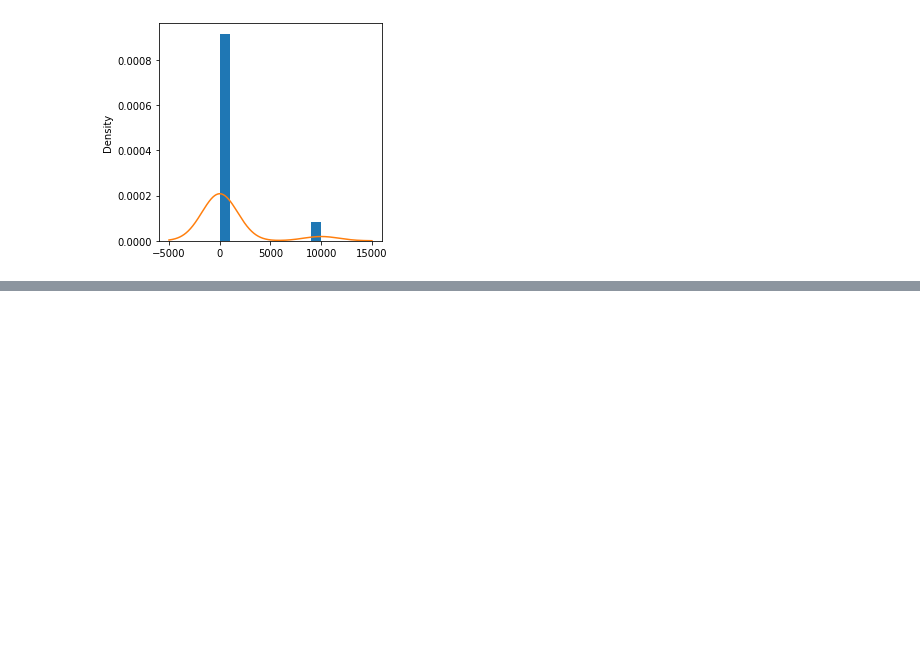
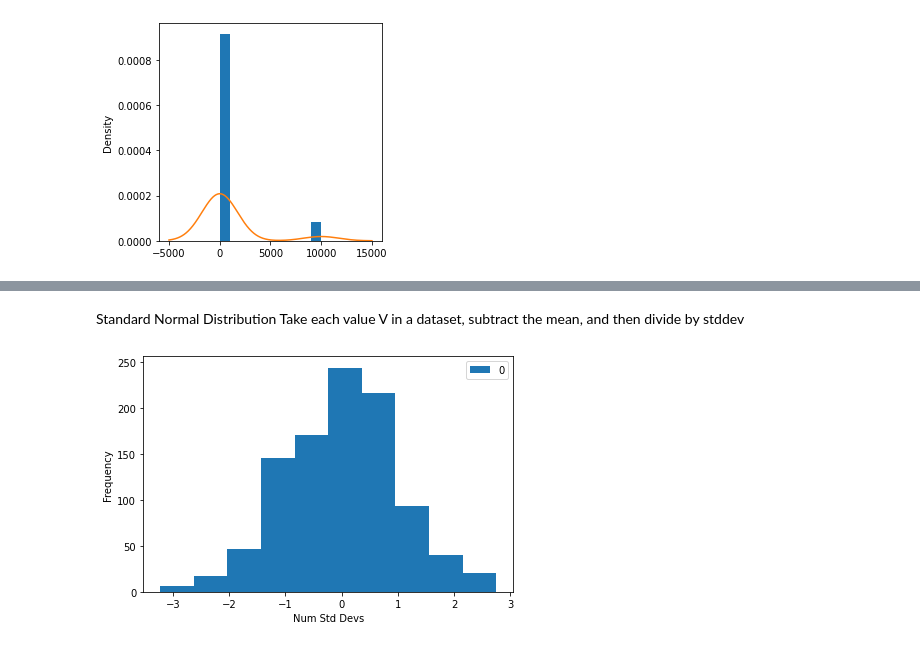
Before and after one commit to ddaeschler/practical-statistics-for-data-scientists, a Jupyter notebook: python/notebooks/explore.ipynb, the cells around one changed output, grey strips where cells are left out. Cells and saved outputs as stored; diff of their text form; code cells hidden in the pictures; blank space fills up the shorter version.

```diff
--- a/python/notebooks/explore.ipynb
+++ b/python/notebooks/explore.ipynb
@@ -161,0 +164,13 @@ plt.show()
+# %% [markdown]
+Standard Normal Distribution
+Take each value V in a dataset, subtract the mean, and then divide by stddev
+# %%
+stdnorm = pd.DataFrame([(x - results.mean()) / results.std() for x in results])
+# x - results.mean()) / results.std() is known as the z-score of each value of x
+ax = stdnorm.plot.hist(figsize=(6, 4))
+ax.set_xlabel('Num Std Devs')
+
+plt.tight_layout()
+plt.show()
+# %% [output]
+[figure, added]
```
Also changed, not shown: parts of 5 cells of this notebook.
